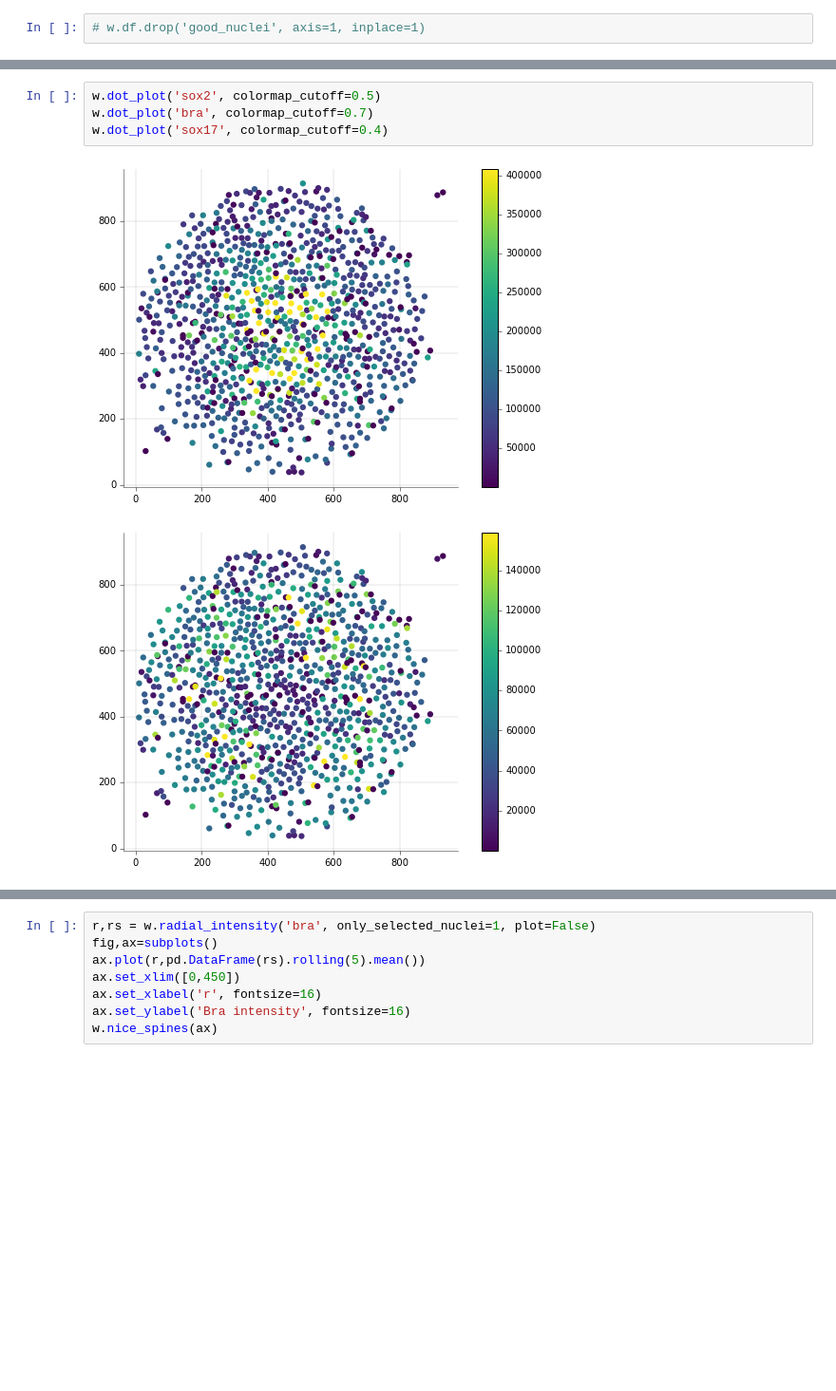
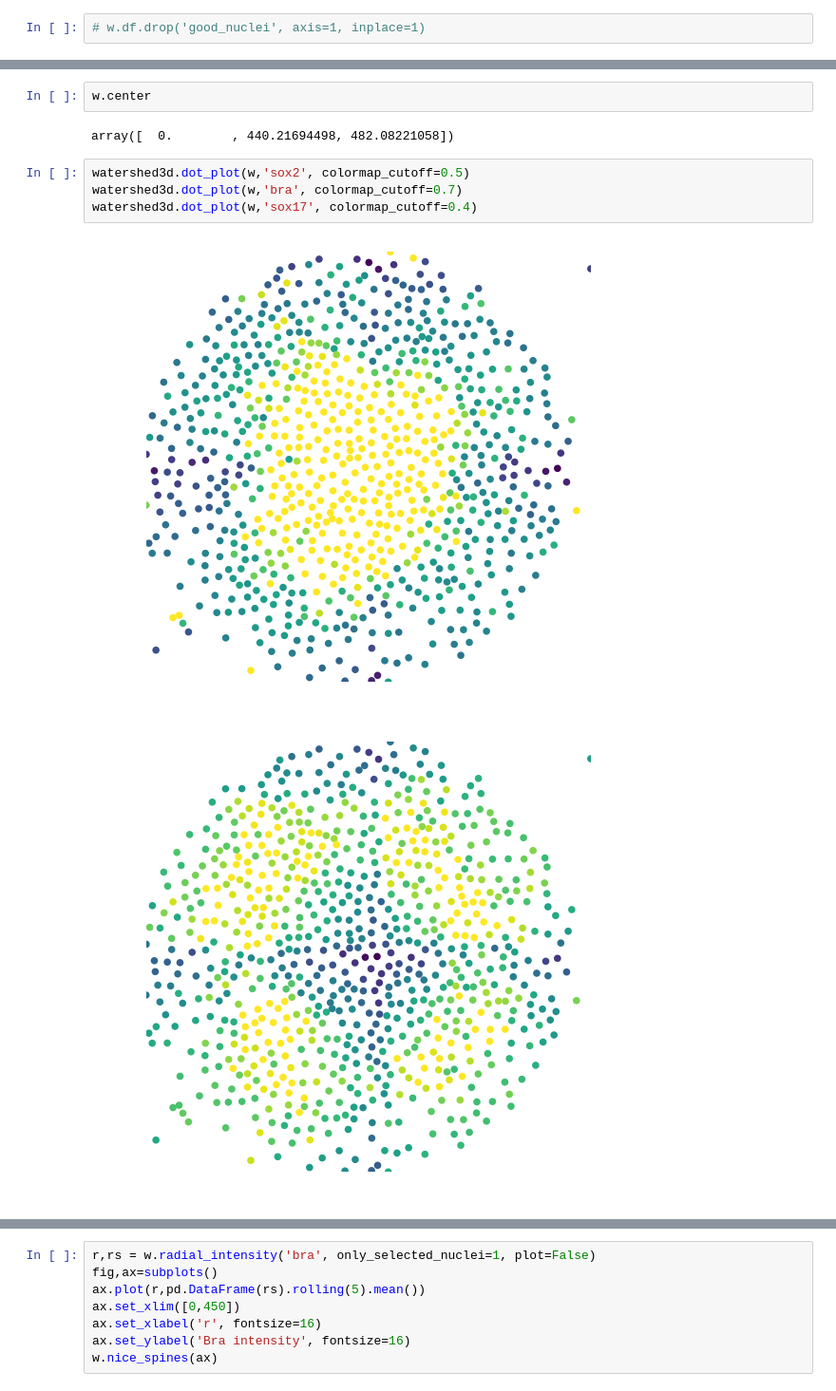
Before and after one commit to jjmetzger/stemcell_segmentation, a Jupyter notebook: watershed2d.ipynb, the cells around one changed output, grey strips where cells are left out. Shown at 95% size. Drawn from its saved outputs; the diff is of its cells as text; blank space fills up the shorter version.

```diff
--- a/watershed2d.ipynb
+++ b/watershed2d.ipynb
@@ -99,7 +89,11 @@ w.df.head()
+# %%
+w.center
+# %% [output]
+array([  0.        , 440.21694498, 482.08221058])
 # %%
-w.dot_plot('sox2', colormap_cutoff=0.5)
-w.dot_plot('bra', colormap_cutoff=0.7)
-w.dot_plot('sox17', colormap_cutoff=0.4)
+watershed3d.dot_plot(w,'sox2', colormap_cutoff=0.5)
+watershed3d.dot_plot(w,'bra', colormap_cutoff=0.7)
+watershed3d.dot_plot(w,'sox17', colormap_cutoff=0.4)
 # %% [output]
-[figure, old version]
+[figure, new version]
-[figure, old version]
+[figure, new version]
```
Also changed, not shown: parts of 16 cells of this notebook, 1 other file.
